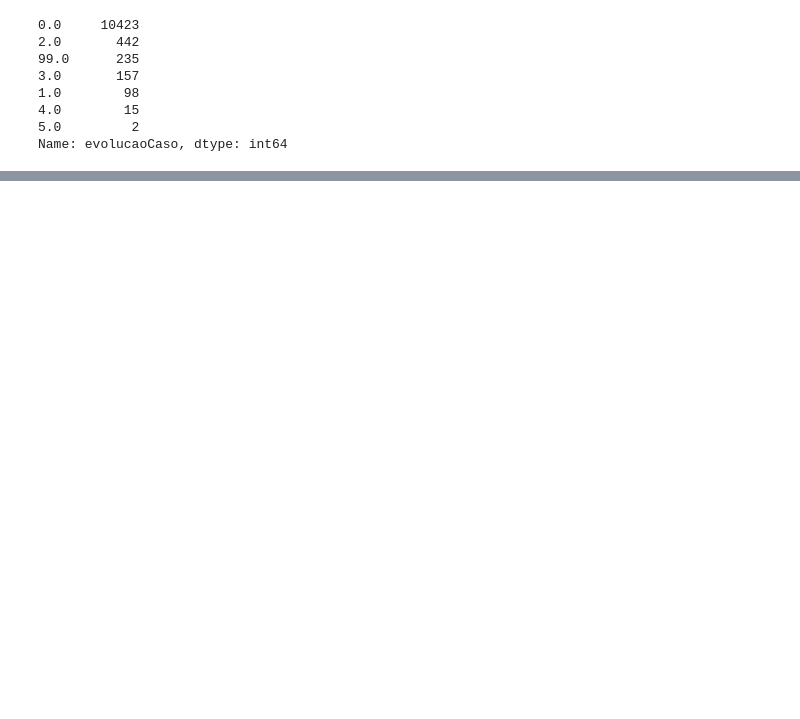
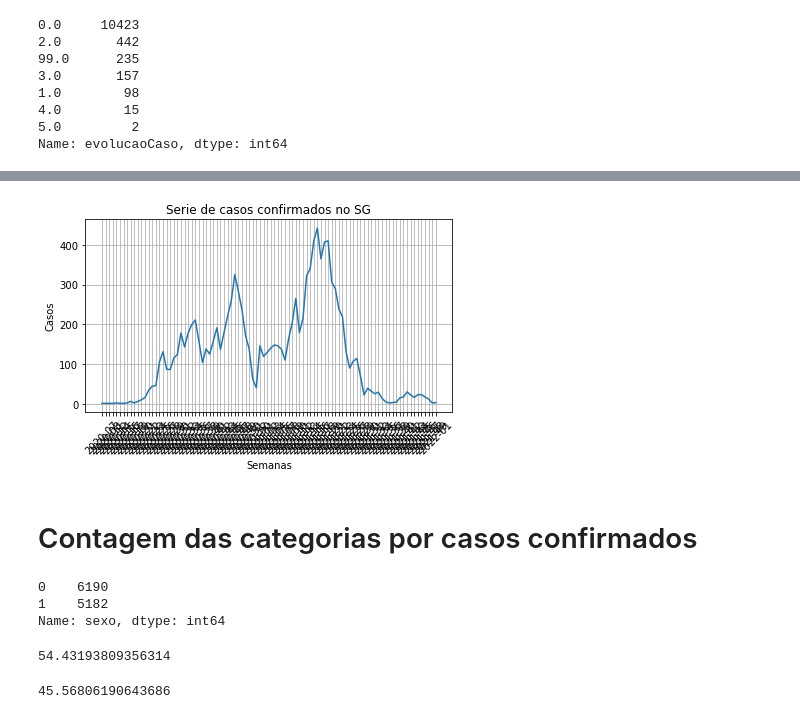
Before and after one commit to Julian-sun/PPSUS_IRECE, a Jupyter notebook: code/Data Analysis Irece.ipynb, the cells around one changed output, grey strips where cells are left out. Drawn from its saved outputs; the diff is of its cells as text; code cells hidden in the pictures; blank space fills up the shorter version.

```diff
--- a/code/Data Analysis Irece.ipynb
+++ b/code/Data Analysis Irece.ipynb
@@ -206,0 +307,32 @@ Name: evolucaoCaso, dtype: int64
+# %%
+plt.plot(series2.week,series2.ones)
+
+plt.xticks(rotation=45)
+
+plt.xlabel("Semanas")
+
+plt.ylabel("Casos")
+
+plt.title('Serie de casos confirmados no SG')
+
+plt.grid()
+
+plt.tight_layout()
+# %% [output]
+[figure, added]
+# %% [markdown]
+# Contagem das categorias por casos confirmados
+# %%
+df2.sexo.value_counts()
+# %% [output]
+0    6190
+1    5182
+Name: sexo, dtype: int64
+# %%
+6190*100/11372
+# %% [output]
+54.43193809356314
+# %%
+5182*100/11372
+# %% [output]
+45.56806190643686
```
Also changed, not shown: parts of 28 cells of this notebook.
